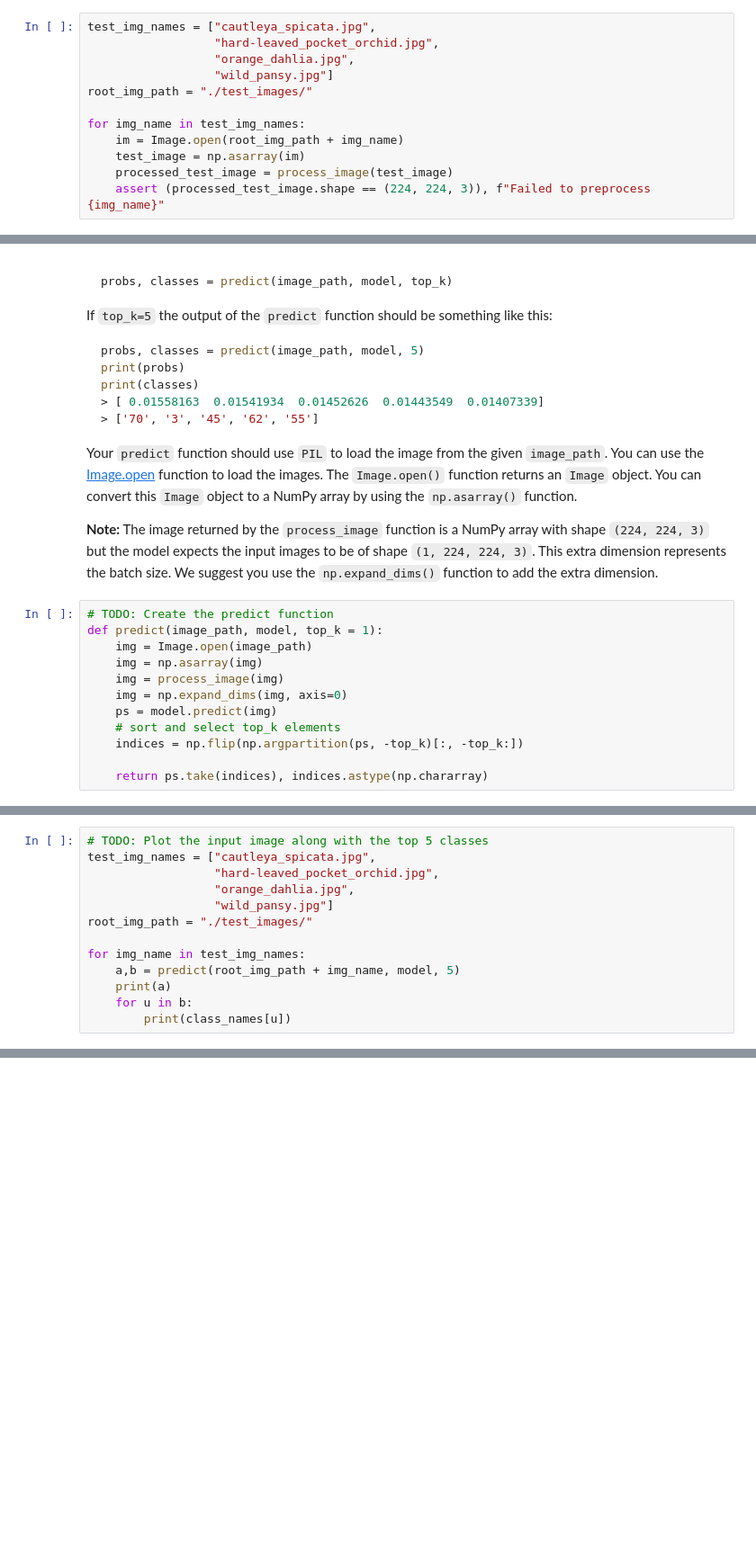
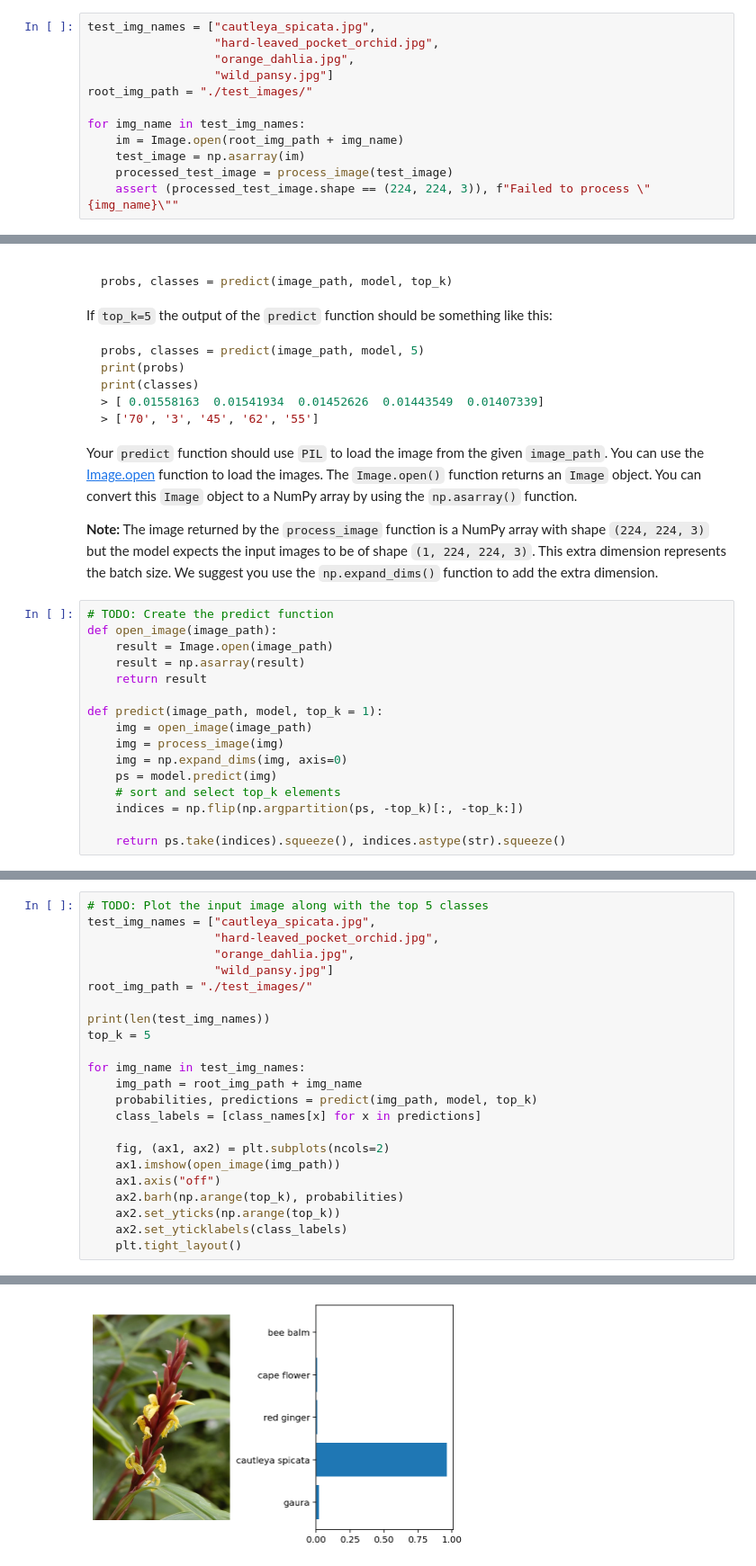
Before and after one commit to batuerol/udacity_nano_degree, a Jupyter notebook: intro-to-ml-tensorflow/projects/p2_image_classifier/Project_Image_Classifier_Project.ipynb, the cells around one changed output, grey strips where cells are left out. Shown at 90% size. Saved outputs shown, nothing was run; the diff lists cells and outputs as text; blank space fills up the shorter version.

Commit message:
predict

```diff
--- a/intro-to-ml-tensorflow/projects/p2_image_classifier/Project_Image_Classifier_Project.ipynb
+++ b/intro-to-ml-tensorflow/projects/p2_image_classifier/Project_Image_Classifier_Project.ipynb
@@ -324,7 +338,7 @@ for img_name in test_img_names:
     im = Image.open(root_img_path + img_name)
     test_image = np.asarray(im)
     processed_test_image = process_image(test_image)
-    assert (processed_test_image.shape == (224, 224, 3)), f"Failed to preprocess {img_name}"
+    assert (processed_test_image.shape == (224, 224, 3)), f"Failed to process \"{img_name}\""
 # %% [markdown]
 Once you can get images in the correct format, it's time to write the `predict` function for making inference with your model.
 
@@ -351,16 +365,20 @@ Your `predict` function should use `PIL` to load the image from the given `image
 **Note:** The image returned by the `process_image` function is a NumPy array with shape `(224, 224, 3)` but the model expects the input images to be of shape `(1, 224, 224, 3)`. This extra dimension represents the batch size. We suggest you use the `np.expand_dims()` function to add the extra dimension.
 # %%
 # TODO: Create the predict function
+def open_image(image_path):
+    result = Image.open(image_path)
+    result = np.asarray(result)
+    return result
+
 def predict(image_path, model, top_k = 1):
-    img = Image.open(image_path)
-    img = np.asarray(img)
+    img = open_image(image_path)
     img = process_image(img)
     img = np.expand_dims(img, axis=0)
     ps = model.predict(img)
     # sort and select top_k elements
     indices = np.flip(np.argpartition(ps, -top_k)[:, -top_k:])
 
-    return ps.take(indices), indices.astype(np.chararray)
+    return ps.take(indices).squeeze(), indices.astype(str).squeeze()
 # %% [markdown]
 # Sanity Check
 
@@ -384,9 +402,19 @@ test_img_names = ["cautleya_spicata.jpg",
                   "wild_pansy.jpg"]
 root_img_path = "./test_images/"
 
+print(len(test_img_names))
+top_k = 5
+
 for img_name in test_img_names:
-    a,b = predict(root_img_path + img_name, model, 5)
-    print(a)
-    for u in b:
-        print(class_names[u])
+    img_path = root_img_path + img_name
+    probabilities, predictions = predict(img_path, model, top_k)
+    class_labels = [class_names[x] for x in predictions]
+
+    fig, (ax1, ax2) = plt.subplots(ncols=2)
+    ax1.imshow(open_image(img_path))
+    ax1.axis("off")
+    ax2.barh(np.arange(top_k), probabilities)
+    ax2.set_yticks(np.arange(top_k))
+    ax2.set_yticklabels(class_labels)
+    plt.tight_layout()
 # %% [output]
@@ -395,0 +426 @@ TypeError: unhashable type: 'numpy.ndarray'
+[figure, added]
```
Also changed, not shown: parts of 15 cells of this notebook, 3 other files.
